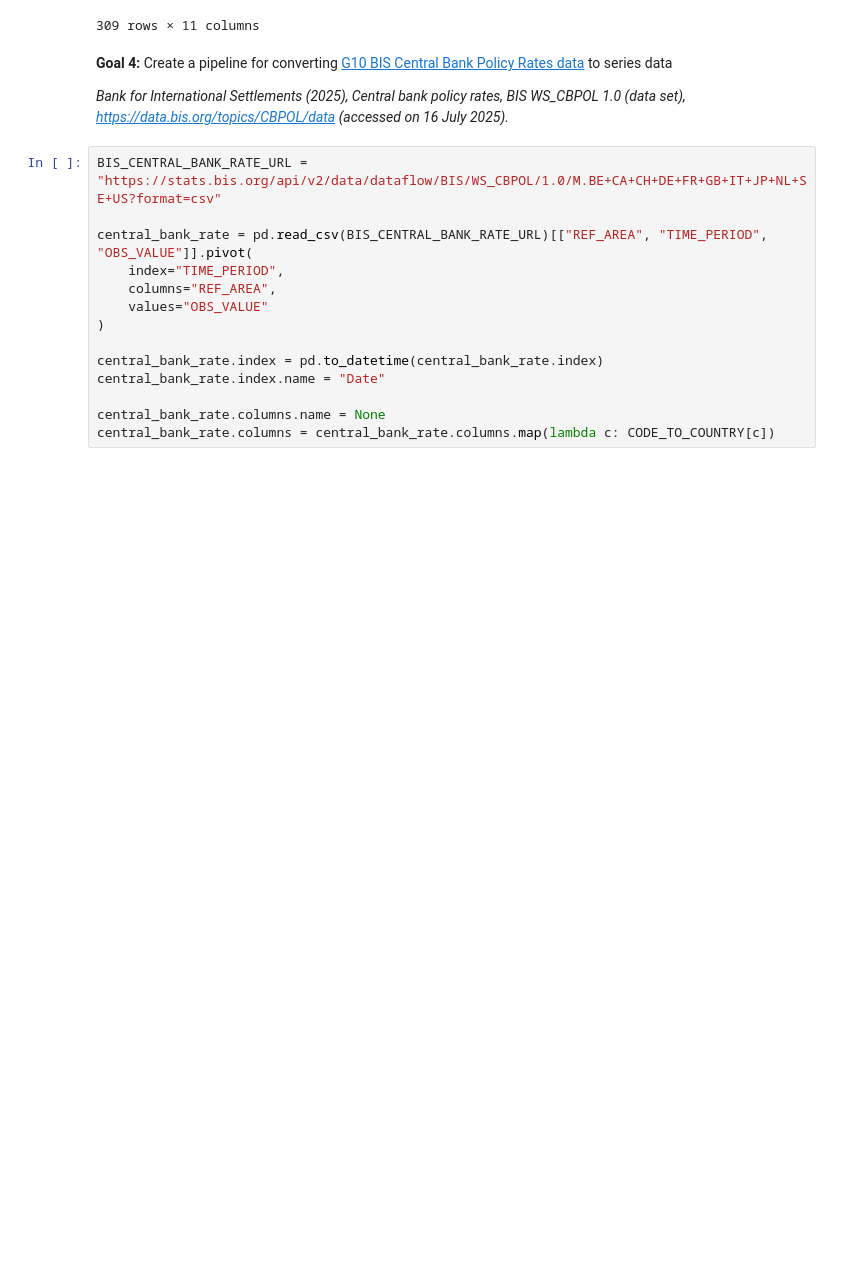
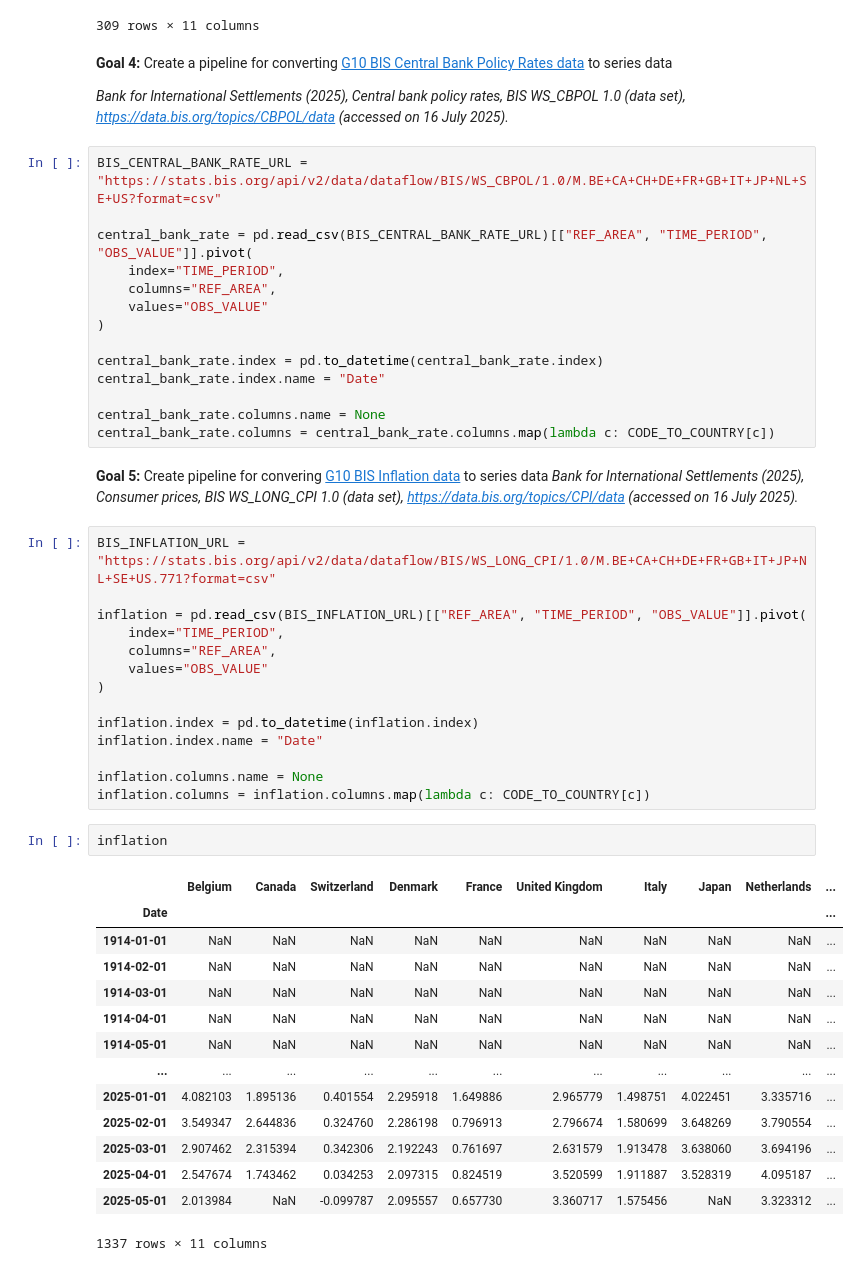
Before and after one commit to ericleonen/housing-bubble-index, a Jupyter notebook: scratch.ipynb, the cells around one changed output. Cells and saved outputs as stored; diff of their text form; blank space fills up the shorter version.

Commit message:
create pipeline for BIS inflation data and rename dataframes

```diff
--- a/scratch.ipynb
+++ b/scratch.ipynb
@@ -126,3 +125,37 @@ central_bank_rate.index.name = "Date"
 
 central_bank_rate.columns.name = None
 central_bank_rate.columns = central_bank_rate.columns.map(lambda c: CODE_TO_COUNTRY[c])
+# %% [markdown]
+**Goal 5:** Create pipeline for convering [G10 BIS Inflation data](https://data.bis.org/topics/CPI) to series data
+*Bank for International Settlements (2025), Consumer prices, BIS WS_LONG_CPI 1.0 (data set), https://data.bis.org/topics/CPI/data (accessed on 16 July 2025).*
+# %%
+BIS_INFLATION_URL = "https://stats.bis.org/api/v2/data/dataflow/BIS/WS_LONG_CPI/1.0/M.BE+CA+CH+DE+FR+GB+IT+JP+NL+SE+US.771?format=csv"
+
+inflation = pd.read_csv(BIS_INFLATION_URL)[["REF_AREA", "TIME_PERIOD", "OBS_VALUE"]].pivot(
+    index="TIME_PERIOD",
+    columns="REF_AREA",
+    values="OBS_VALUE"
+)
+
+inflation.index = pd.to_datetime(inflation.index)
+inflation.index.name = "Date"
+
+inflation.columns.name = None
+inflation.columns = inflation.columns.map(lambda c: CODE_TO_COUNTRY[c])
+# %%
+inflation
+# %% [output]
+|  | Belgium | Canada | Switzerland | Denmark | France | United Kingdom | Italy | Japan | Netherlands | ... |
+| Date |  |  |  |  |  |  |  |  |  | ... |
+| 1914-01-01 | NaN | NaN | NaN | NaN | NaN | NaN | NaN | NaN | NaN | ... |
+| 1914-02-01 | NaN | NaN | NaN | NaN | NaN | NaN | NaN | NaN | NaN | ... |
+| 1914-03-01 | NaN | NaN | NaN | NaN | NaN | NaN | NaN | NaN | NaN | ... |
+| 1914-04-01 | NaN | NaN | NaN | NaN | NaN | NaN | NaN | NaN | NaN | ... |
+| 1914-05-01 | NaN | NaN | NaN | NaN | NaN | NaN | NaN | NaN | NaN | ... |
+| ... | ... | ... | ... | ... | ... | ... | ... | ... | ... | ... |
+| 2025-01-01 | 4.082103 | 1.895136 | 0.401554 | 2.295918 | 1.649886 | 2.965779 | 1.498751 | 4.022451 | 3.335716 | ... |
+| 2025-02-01 | 3.549347 | 2.644836 | 0.324760 | 2.286198 | 0.796913 | 2.796674 | 1.580699 | 3.648269 | 3.790554 | ... |
+| 2025-03-01 | 2.907462 | 2.315394 | 0.342306 | 2.192243 | 0.761697 | 2.631579 | 1.913478 | 3.638060 | 3.694196 | ... |
+| 2025-04-01 | 2.547674 | 1.743462 | 0.034253 | 2.097315 | 0.824519 | 3.520599 | 1.911887 | 3.528319 | 4.095187 | ... |
+| 2025-05-01 | 2.013984 | NaN | -0.099787 | 2.095557 | 0.657730 | 3.360717 | 1.575456 | NaN | 3.323312 | ... |
+1337 rows × 11 columns
```
Also changed, not shown: parts of 6 cells of this notebook.
